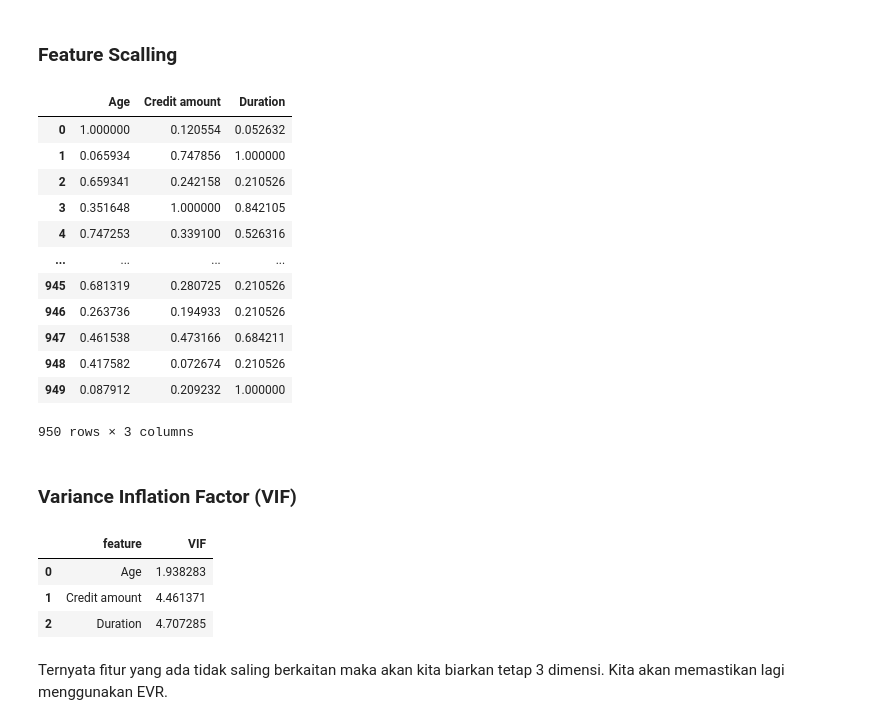
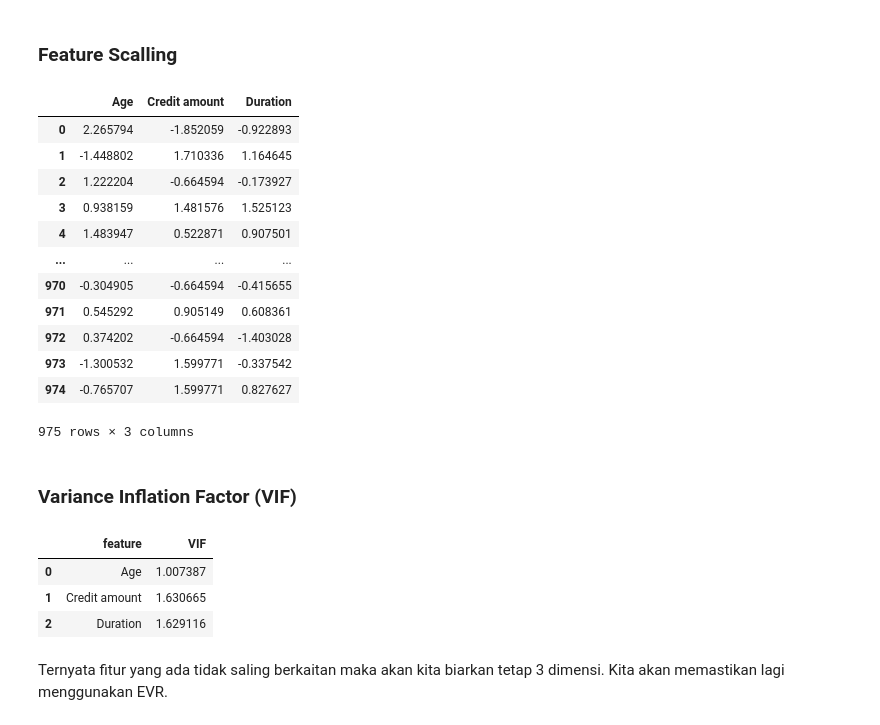
Before and after one commit to alfrenco/talentfair_h8, a Jupyter notebook: TalentFair_Immanuel_Yosia_Alfrenco.ipynb, the cells around one changed output. Saved outputs shown, nothing was run; the diff lists cells and outputs as text; code cells hidden in the pictures.

```diff
--- a/TalentFair_Immanuel_Yosia_Alfrenco.ipynb
+++ b/TalentFair_Immanuel_Yosia_Alfrenco.ipynb
@@ -301,6 +309,6 @@ test
 # %%
 # remove inference set from data set
-train = data.drop(test.index)
+train = data.drop(df_inf.index)
 train
 # %% [output]
 |  | Age | Sex | Job | Housing | Saving accounts | Checking account | Credit amount | Duration | ... |
@@ -410,10 +417,0 @@ Setelah dicek ternyata terdapat beberapa outliers pada kolom `Age`, `Credit Amou
-# %%
-# membuat windsorizer
-winsoriser = Winsorizer(capping_method='iqr', # choose iqr for IQR rule boundaries or gaussian for mean and std
-                          tail='right', #right tails
-                          fold=1.5,
-                          variables=['Age', 'Duration', 'Credit amount'])
-
-winsoriser.fit(train)
-
-train = winsoriser.transform(train)
@@ -419,0 +480,3 @@ train = winsoriser.transform(train)
+# %%
+num_df = train[['Age', 'Duration', 'Credit amount']]
+num_df = np.log(num_df)
@@ -447,43 +518,43 @@ df_num
 # %%
 # Feature scaling menggunakan MinMaxScaler
 
-scaler = MinMaxScaler()
-scaler.fit(df_num) #.fit hanya di Train-Set
+scaler = StandardScaler()
+scaler.fit(num_df) #.fit hanya di Train-Set
 
-train_scaled = scaler.transform(df_num)
+train_scaled = scaler.transform(num_df)
 # %%
 # Convert kembali ke bentuk dataframe
-train = pd.DataFrame(train_scaled, columns=num_columns)
-train
+df_scaled = pd.DataFrame(train_scaled, columns=num_columns)
+df_scaled
 # %% [output]
 |  | Age | Credit amount | Duration |
-| 0 | 1.000000 | 0.120554 | 0.052632 |
-| 1 | 0.065934 | 0.747856 | 1.000000 |
-| 2 | 0.659341 | 0.242158 | 0.210526 |
-| 3 | 0.351648 | 1.000000 | 0.842105 |
-| 4 | 0.747253 | 0.339100 | 0.526316 |
+| 0 | 2.265794 | -1.852059 | -0.922893 |
+| 1 | -1.448802 | 1.710336 | 1.164645 |
+| 2 | 1.222204 | -0.664594 | -0.173927 |
+| 3 | 0.938159 | 1.481576 | 1.525123 |
+| 4 | 1.483947 | 0.522871 | 0.907501 |
 | ... | ... | ... | ... |
-| 945 | 0.681319 | 0.280725 | 0.210526 |
-| 946 | 0.263736 | 0.194933 | 0.210526 |
-| 947 | 0.461538 | 0.473166 | 0.684211 |
-| 948 | 0.417582 | 0.072674 | 0.210526 |
-| 949 | 0.087912 | 0.209232 | 1.000000 |
+| 970 | -0.304905 | -0.664594 | -0.415655 |
+| 971 | 0.545292 | 0.905149 | 0.608361 |
+| 972 | 0.374202 | -0.664594 | -1.403028 |
+| 973 | -1.300532 | 1.599771 | -0.337542 |
+| 974 | -0.765707 | 1.599771 | 0.827627 |
-950 rows × 3 columns
+975 rows × 3 columns
 # %% [markdown]
 ### Variance Inflation Factor (VIF)
 # %%
 vif_data = pd.DataFrame()
-vif_data["feature"] = train.columns
+vif_data["feature"] = df_scaled.columns
 
 # calculating VIF for each feature
-vif_data["VIF"] = [variance_inflation_factor(train.values, i) for i in range(len(train.columns))]
+vif_data["VIF"] = [variance_inflation_factor(df_scaled.values, i) for i in range(len(df_scaled.columns))]
 
 vif_data
 # %% [output]
 |  | feature | VIF |
-| 0 | Age | 1.938283 |
-| 1 | Credit amount | 4.461371 |
-| 2 | Duration | 4.707285 |
+| 0 | Age | 1.007387 |
+| 1 | Credit amount | 1.630665 |
+| 2 | Duration | 1.629116 |
 # %% [markdown]
 Ternyata fitur yang ada tidak saling berkaitan maka akan kita biarkan tetap 3 dimensi. Kita akan memastikan lagi menggunakan EVR.
 # %% [markdown]
```
Also changed, not shown: parts of 91 cells of this notebook.
